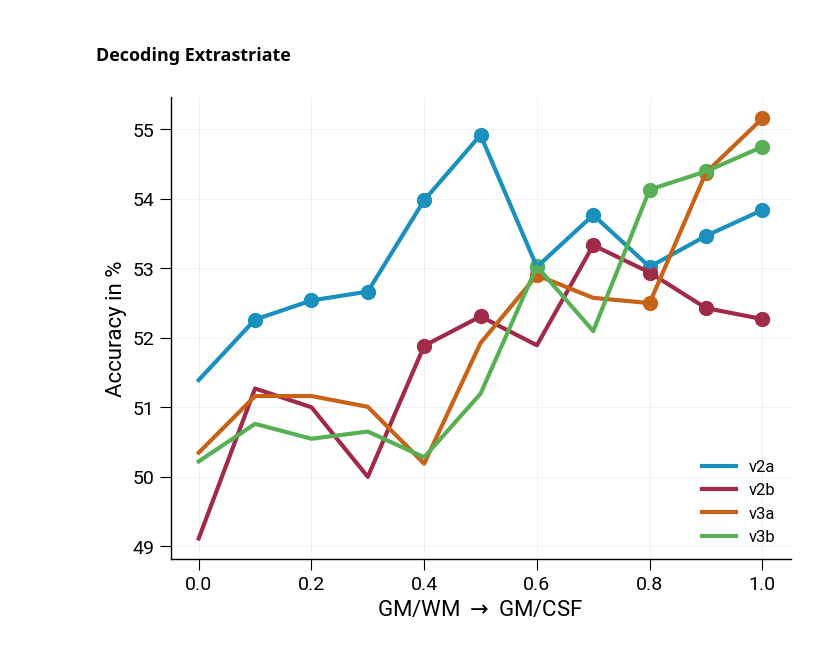
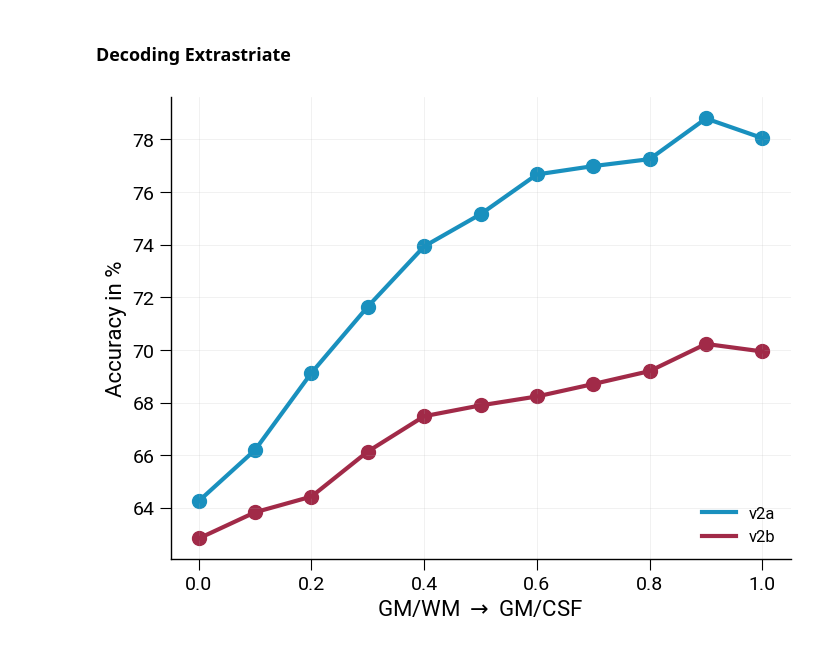
Before and after one commit to haenelt/odc, a Jupyter notebook: notebooks/decoding_extrastriate.ipynb, the cells around one changed output. Cells and saved outputs as stored; diff of their text form; code cells hidden in the pictures.

```diff
--- a/notebooks/decoding_extrastriate.ipynb
+++ b/notebooks/decoding_extrastriate.ipynb
@@ -18,9 +18,9 @@ DIR_DATA = "/data/pt_01880/Experiment1_ODC/paper/decoding"
 FILTER_SIZE = "none"
 
 # set
-SESS = "VASO"
+SESS = "GE_EPI"
 PART = 2  # 0, 1, or 2
-AREA = ["v3a", "v3b"]
+AREA = ["v2a", "v2b"]
 # %%
 def get_profile(area, sess, day):
     y = np.zeros((N_LAYER, len(SUBJECTS)))
@@ -67,13 +67,13 @@ for area in AREA:
 # %%
 fig, ax = plt.subplots()
 color = ColMap.hex_colors
 for i, area in enumerate(AREA):
     ax.plot(x, data[i], linestyle="-", label=area, lw=3)
-    ax.scatter(x[p_adj[i]<0.05],y[i][p_adj[i]<0.05], s=100)
+    ax.scatter(x[p_adj[i]<0.05],data[i][p_adj[i]<0.05], s=100)
 ax.set_xlabel(r"GM/WM $\rightarrow$ GM/CSF")
 ax.set_ylabel("Accuracy in %")
 ax.legend(loc="lower right")
 file_out = f"/data/pt_01880/decoding_{SESS}_{PART}.svg"
-#fig.savefig(file_out, dpi=300, bbox_inches="tight", transparent=True, format="svg")
+fig.savefig(file_out, dpi=300, bbox_inches="tight", transparent=True, format="svg")
 # %% [output]
-[figure, old version]
+[figure, new version]
```
Also changed, not shown: 1 other file.
